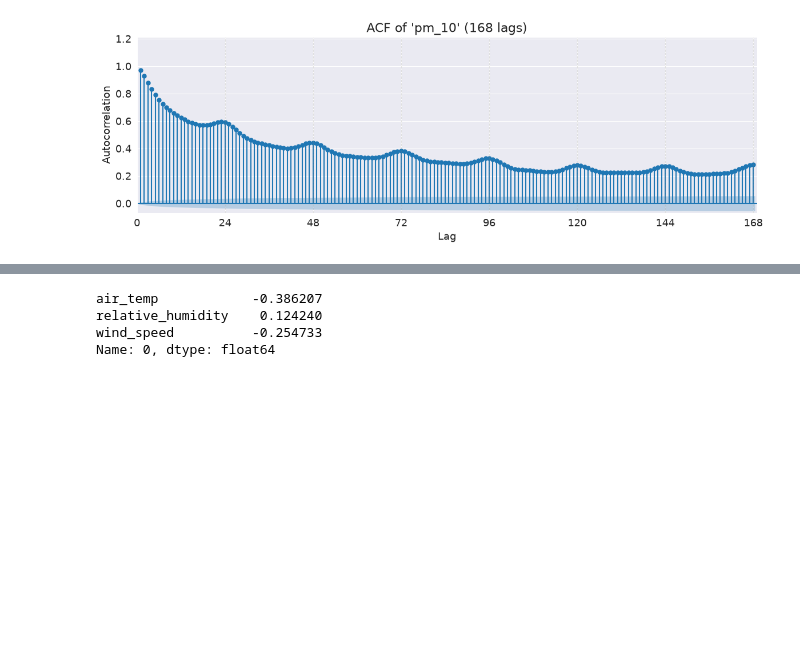
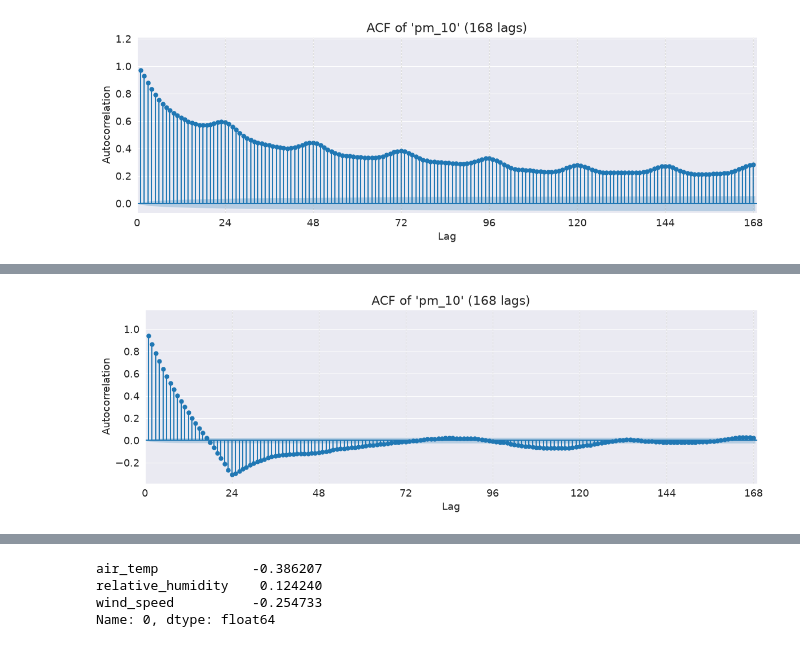
Before and after one commit to Pabito22/AirPolutionForecasting, a Jupyter notebook: notebooks/4-PW-correlation.ipynb, the cells around one changed output, grey strips where cells are left out. Cells and saved outputs as stored; diff of their text form; code cells hidden in the pictures; blank space fills up the shorter version.

```diff
--- a/notebooks/4-PW-correlation.ipynb
+++ b/notebooks/4-PW-correlation.ipynb
@@ -91,0 +75,5 @@ pyplot.show()
+# %%
+daily_checker.plot_acf_graph(nlags=168)
+pyplot.show()
+# %% [output]
+[figure, added]
```
Also changed, not shown: parts of 12 cells of this notebook, 1 other file.
